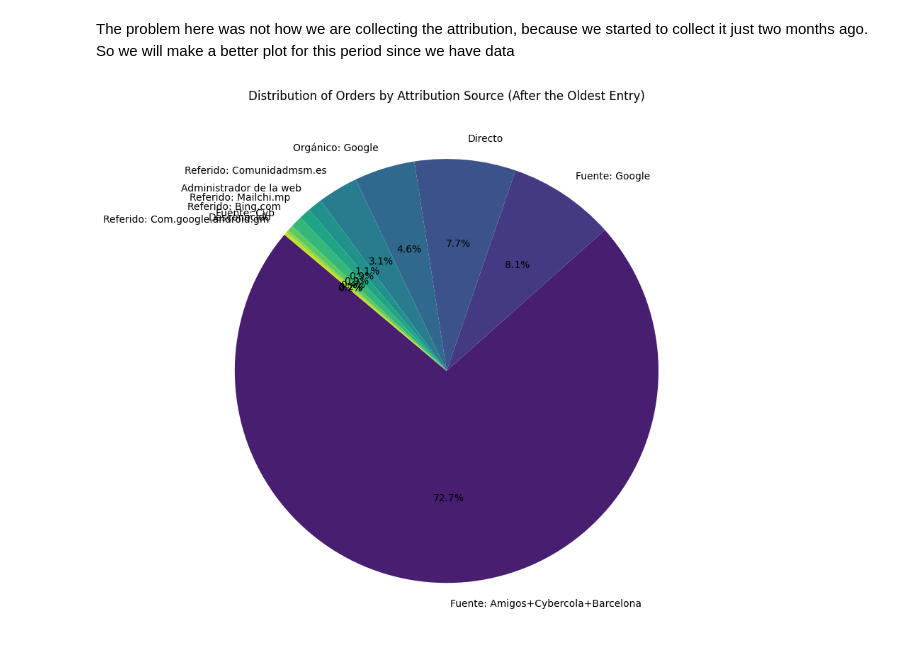
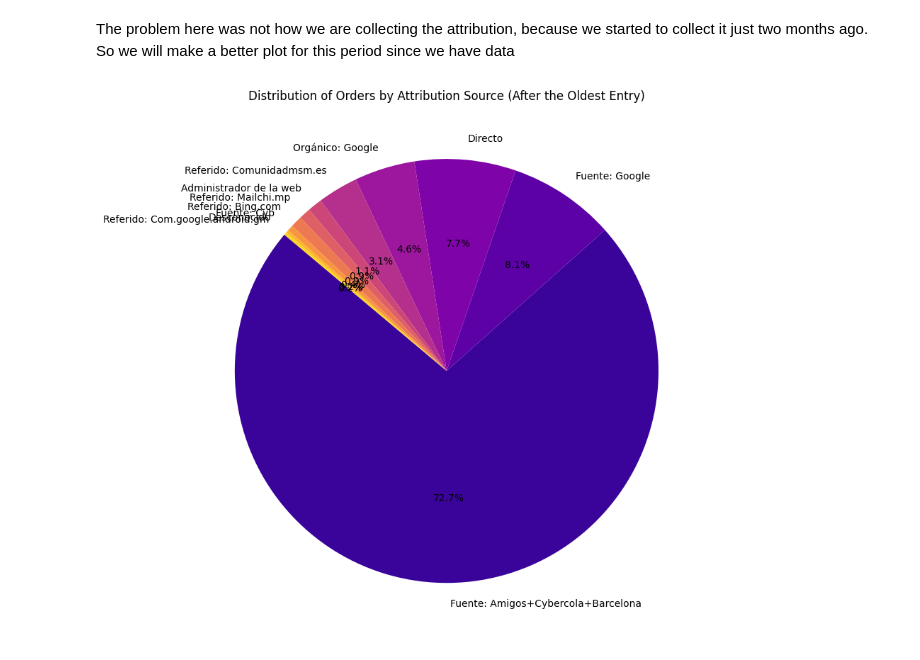
Before and after one commit to enricchust/entrevista_cyberclick, a Jupyter notebook: main.ipynb, the cells around one changed output. Drawn from its saved outputs; the diff is of its cells as text; code cells hidden in the pictures.

```diff
--- a/main.ipynb
+++ b/main.ipynb
@@ -157,0 +162,12 @@ Recogida -> Awaiting
+# %%
+df_cleaned['Hour'] = df_cleaned['Fecha'].dt.hour
+orders_per_hour = df_cleaned.groupby('Hour').size()
+
+plt.figure(figsize=(12, 6))
+sns.lineplot(x=orders_per_hour.index, y=orders_per_hour.values, marker='o', color='b')
+plt.xlabel('Hour of the Day')
+plt.ylabel('Number of Orders')
+plt.title('Number of Orders by Hour of the Day')
+plt.xticks(range(24))
+plt.tight_layout()
+plt.show()
@@ -157,0 +176,12 @@ Recogida -> Awaiting
+# %%
+df_cleaned['Month'] = df_cleaned['Fecha'].dt.month
+orders_per_month = df_cleaned.groupby('Month').size()
+
+plt.figure(figsize=(12, 6))
+sns.lineplot(x=orders_per_month.index, y=orders_per_month.values, marker='o', color='b')
+plt.xlabel('Month')
+plt.ylabel('Number of Orders')
+plt.title('Number of Orders by Month')
+plt.xticks(range(1, 13))
+plt.tight_layout()
+plt.show()
@@ -551,21 +576,18 @@ Oldest Entry:
 # %% [markdown]
 The problem here was not how we are collecting the attribution, because we started to collect it just two months ago. So we will make a better plot for this period since we have data
 # %%
-# Find the oldest date from the previous result
+# Get the data starting at the oldest_date
 oldest_date = oldest_entry['Fecha'].iloc[0]
-
-# Filter the DataFrame to include only entries newer than the oldest date
 df_filtered_recent = df_cleaned[df_cleaned['Fecha'] > oldest_date]
 
 # Count the attribution sources, including 'Desconocido'
 attribution_counts_recent = df_filtered_recent['Atribución'].value_counts().reset_index()
 attribution_counts_recent.columns = ['Atribución', 'Count']
 
-# Plot the pie chart including 'Desconocido'
 plt.figure(figsize=(10, 8))
-plt.pie(attribution_counts_recent['Count'], labels=attribution_counts_recent['Atribución'], autopct='%1.1f%%', startangle=140, colors=sns.color_palette('viridis', len(attribution_counts_recent)))
+plt.pie(attribution_counts_recent['Count'], labels=attribution_counts_recent['Atribución'], autopct='%1.1f%%', startangle=140, colors=sns.color_palette('plasma', len(attribution_counts_recent)))
 plt.title('Distribution of Orders by Attribution Source (After the Oldest Entry)')
 plt.tight_layout()
 plt.show()
 # %% [output]
-[figure, old version]
+[figure, new version]
```
Also changed, not shown: parts of 13 cells of this notebook.
